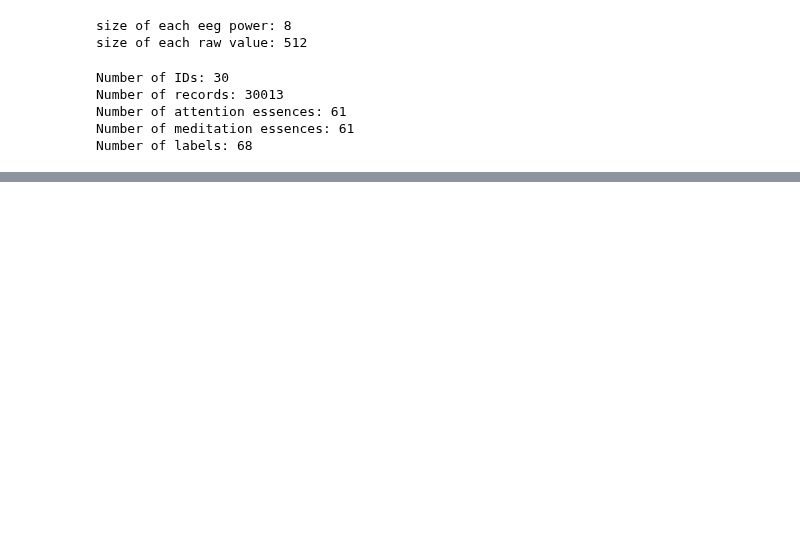
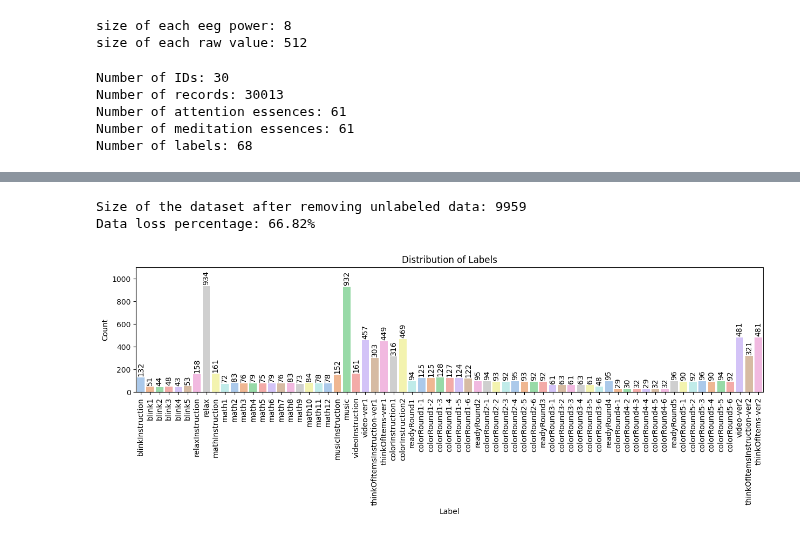
Before and after one commit to parhamkebria/EEG, a Jupyter notebook: EEG.ipynb, the cells around one changed output, grey strips where cells are left out. Cells and saved outputs as stored; diff of their text form; code cells hidden in the pictures; blank space fills up the shorter version.

Commit message:
eda and graphs in EEG notebook

```diff
--- a/EEG.ipynb
+++ b/EEG.ipynb
@@ -66,0 +52,21 @@ Number of labels: 68
+# %%
+eeg_data = eeg_data[eeg_data.label != 'unlabeled']
+print(f"Size of the dataset after removing unlabeled data: {eeg_data.shape[0]}")
+print(f"Data loss percentage: {(1 - eeg_data.shape[0] / original_size) * 100:.2f}%")
+# %% [output]
+Size of the dataset after removing unlabeled data: 9959
+Data loss percentage: 66.82%
+# %%
+plt.figure(figsize=(15, 3))
+sns.countplot(x='label', data=eeg_data, palette='pastel', hue='label')
+for label in eeg_data.label.value_counts().keys():
+    count = eeg_data[eeg_data.label == label].shape[0]
+    plt.text(label, count + 10, str(count), ha='center', va='bottom', rotation=90)
+plt.title('Distribution of Labels')
+plt.xlabel('Label')
+plt.xticks(rotation=90)
+plt.ylabel('Count')
+plt.ylim(0, 1100)
+plt.show()
+# %% [output]
+[figure, added]
```
Also changed, not shown: parts of 10 cells of this notebook.
